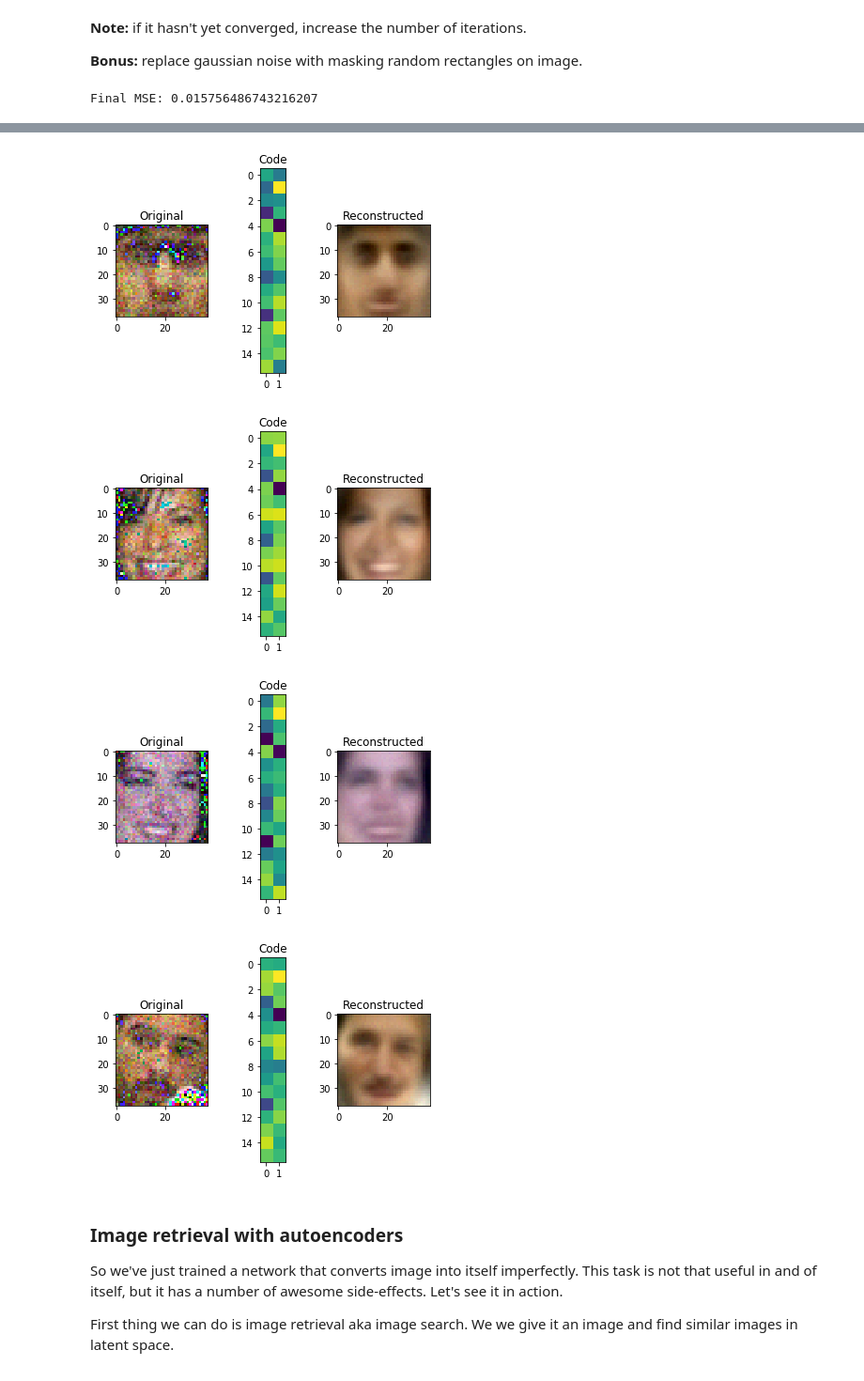
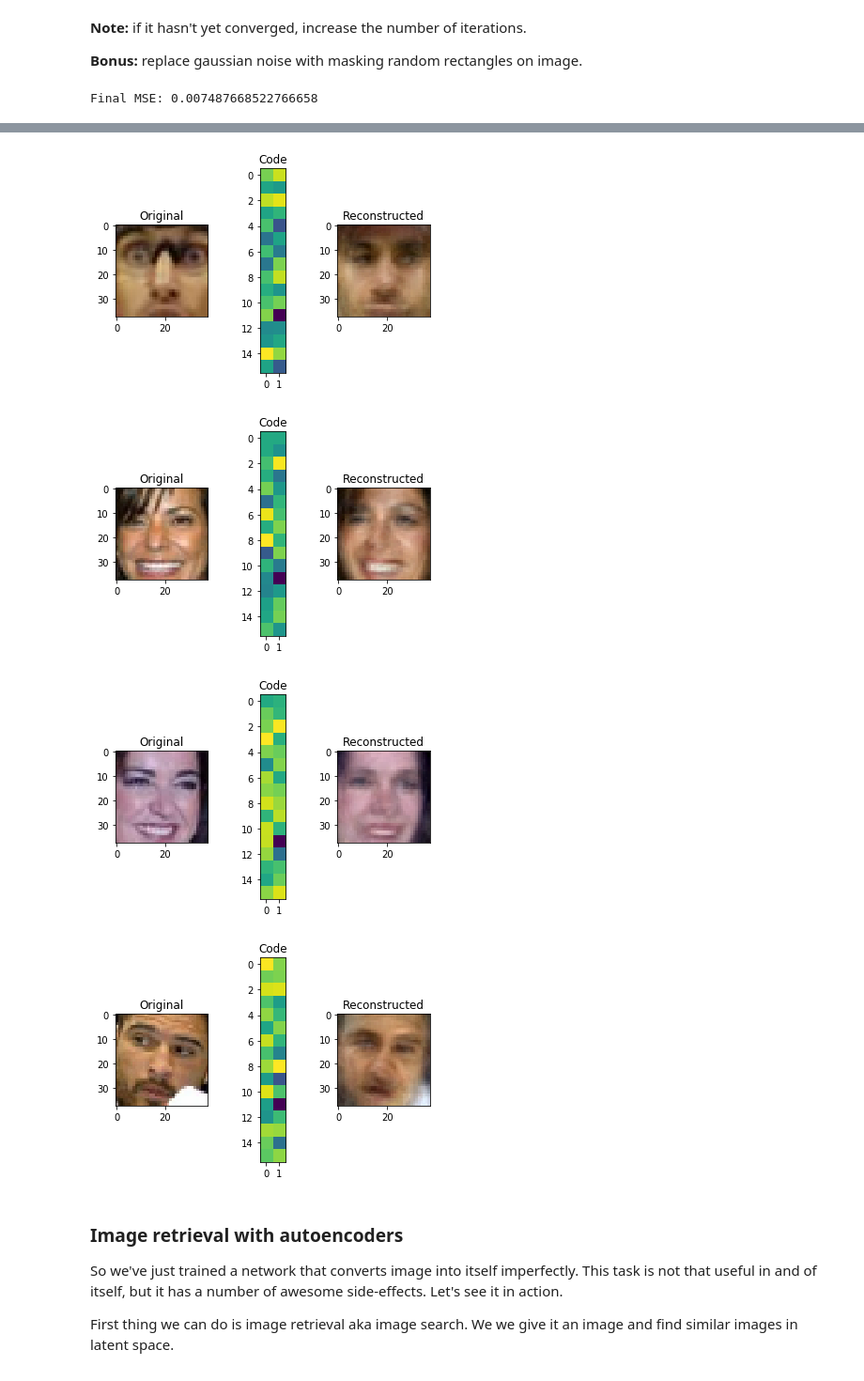
Before and after one commit to neychev/harbour_ml2020, a Jupyter notebook: day13_Word_embeddings_and_Autoencoders/autoencoders_torch.ipynb, the cells around one changed output, grey strips where cells are left out. Shown at 94% size. Cells and saved outputs as stored; diff of their text form; code cells hidden in the pictures.

```diff
--- a/day13_Word_embeddings_and_Autoencoders/autoencoders_torch.ipynb
+++ b/day13_Word_embeddings_and_Autoencoders/autoencoders_torch.ipynb
@@ -119,11 +136,11 @@ class pca_autoencoder(nn.Module):
     Here we define a simple linear autoencoder as described above.
     We also flatten and un-flatten data to be compatible with image shapes
     """
-    def __init__(self, code_size=32, loss=loss, device=device):
+    def __init__(self, code_size=32, loss_fn=loss_fn, device=device):
         super(pca_autoencoder, self).__init__()
 
         self.code_size = code_size
-        self.loss = loss
+        self.loss_fn = loss_fn
 
         self.enc = nn.Sequential(
             View(-1, np.prod(img_shape)),
@@ -140,7 +157,7 @@ class pca_autoencoder(nn.Module):
     def batch_loss(self, batch):
         encoded = self.enc(batch)
         reconstruction = self.dec(encoded)
-        return self.loss(batch, reconstruction)
+        return self.loss_fn(batch, reconstruction)
 # %% [markdown]
 ### Train the model
 
@@ -267,14 +295,3 @@ class pca_autoencoder(nn.Module):
-# %%
-class pca_autoencoder_deep(nn.Module):
-    def __init__(self, code_size=32):
-        super(pca_autoencoder_deep, self).__init__()
-        self.enc = #<Your code: define encoder as per instructions above>
-        self.dec = #<Your code: define decoder as per instructions above>
-
-    def batch_loss(self, batch):
-        a = self.enc(batch)
-        reconstruction = self.dec(a)
-        return torch.mean((batch - reconstruction)**2)
 # %%
 aenc_deep = pca_autoencoder_deep()
 train(aenc_deep, X_train, 50)
@@ -327,17 +344,18 @@ __Hint:__ if you're getting "Encoder layer is smaller than bottleneck" error, us
 
 For example, such layer may have code_size*2 units.
 # %%
-dataloader_test = DataLoader(X_test_tensor, batch_size=BATCH_SIZE, shuffle=True)
+dataloader_test = DataLoader(X_test, batch_size=BATCH_SIZE, shuffle=True)
 scores = []
-for i, (batch) in enumerate(dataloader_test):
+for i, batch in enumerate(dataloader_test):
     scores.append(aenc_deep.batch_loss(batch.cuda(device = device)).data.cpu().numpy())
     encoder_out = aenc_deep.enc(batch.cuda(device = device))
-reconstruction_mse  = np.mean(scores)
+reconstruction_mse = np.mean(scores)
 
+print(reconstruction_mse)
 assert reconstruction_mse <= 0.005, "Compression is too lossy. See tips below."
 assert len(encoder_out.shape)==2 and encoder_out.shape[1]==32, "Make sure encoder has code_size units"
 print("Final MSE:", reconstruction_mse)
 for i in range(5):
-    img = X_test_tensor[i]
+    img = X_test[i]
     visualize(img,aenc_deep)
 # %% [output]
@@ -418,4 +432,4 @@ X_test_tensor_n = torch.Tensor(X_test_noise).type(torch.DoubleTensor)
 # %%
-aenc = pca_autoencoder()
-train(aenc, X_train_tensor_n, 50)
+aenc = pca_autoencoder_deep()
+train(aenc, X_train, 50)
 # %% [output]
@@ -441,16 +455,16 @@ __Note:__ if it hasn't yet converged, increase the number of iterations.
 
 __Bonus:__ replace gaussian noise with masking random rectangles on image.
 # %%
-dataloader_test = DataLoader(X_test_tensor_n, batch_size=BATCH_SIZE, shuffle=True)
+dataloader_test = DataLoader(X_test, batch_size=BATCH_SIZE)
 scores = []
-for i, (batch) in enumerate(dataloader_test):
-    scores.append(aenc.batch_loss(batch.cuda(device = device)).data.cpu().numpy())
-    encoder_out = aenc.enc(batch.cuda(device = device))
-reconstruction_mse  = np.mean(scores)
+for i, batch in enumerate(dataloader_test):
+    scores.append(aenc.batch_loss(batch).item())
+    encoder_out = aenc.enc(batch)
+reconstruction_mse = np.mean(scores)
 
 print("Final MSE:", reconstruction_mse)
 for i in range(5):
-    img = X_test_tensor_n[i]
-    visualize(img,aenc)
+    img = X_test[i]
+    visualize(img, aenc)
 # %% [output]
-Final MSE: 0.015756486743216207
+Final MSE: 0.007487668522766658
@@ -458,7 +472,7 @@ Final MSE: 0.015756486743216207
-[figure, old version]
+[figure, new version]
-[figure, old version]
+[figure, new version]
-[figure, old version]
+[figure, new version]
-[figure, old version]
+[figure, new version]
 # %% [markdown]
 ### Image retrieval with autoencoders
 
```
Also changed, not shown: parts of 20 cells of this notebook.
